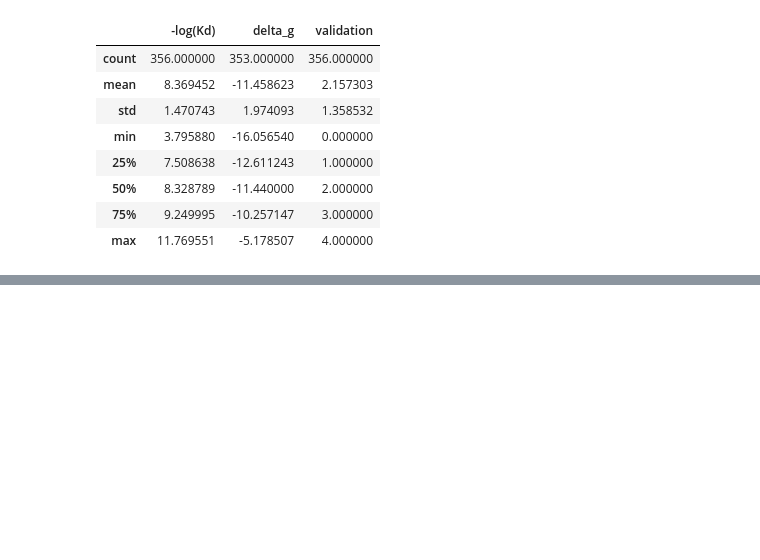
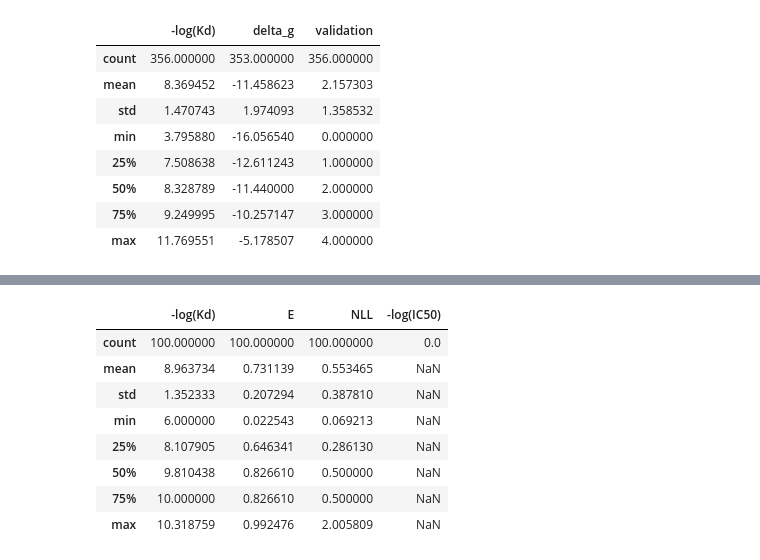
Before and after one commit to FabianTraxler/ag_binding_affinity, a Jupyter notebook: src/data_analysis/Finding_Optimal_h_function.ipynb, the cells around one changed output, grey strips where cells are left out. Saved outputs shown, nothing was run; the diff lists cells and outputs as text; code cells hidden in the pictures; blank space fills up the shorter version.

```diff
--- a/src/data_analysis/Finding_Optimal_h_function.ipynb
+++ b/src/data_analysis/Finding_Optimal_h_function.ipynb
@@ -227,0 +237,12 @@ abag.describe()
+# %%
+filterd_df.describe()
+# %% [output]
+|  | -log(Kd) | E | NLL | -log(IC50) |
+| count | 100.000000 | 100.000000 | 100.000000 | 0.0 |
+| mean | 8.963734 | 0.731139 | 0.553465 | NaN |
+| std | 1.352333 | 0.207294 | 0.387810 | NaN |
+| min | 6.000000 | 0.022543 | 0.069213 | NaN |
+| 25% | 8.107905 | 0.646341 | 0.286130 | NaN |
+| 50% | 9.810438 | 0.826610 | 0.500000 | NaN |
+| 75% | 10.000000 | 0.826610 | 0.500000 | NaN |
+| max | 10.318759 | 0.992476 | 2.005809 | NaN |
```
Also changed, not shown: parts of 3 cells of this notebook, 1 other file.
